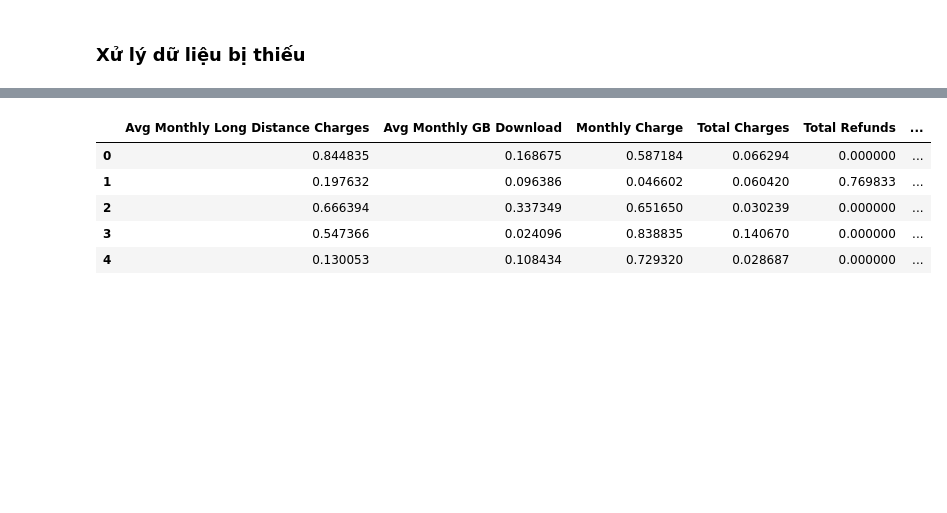
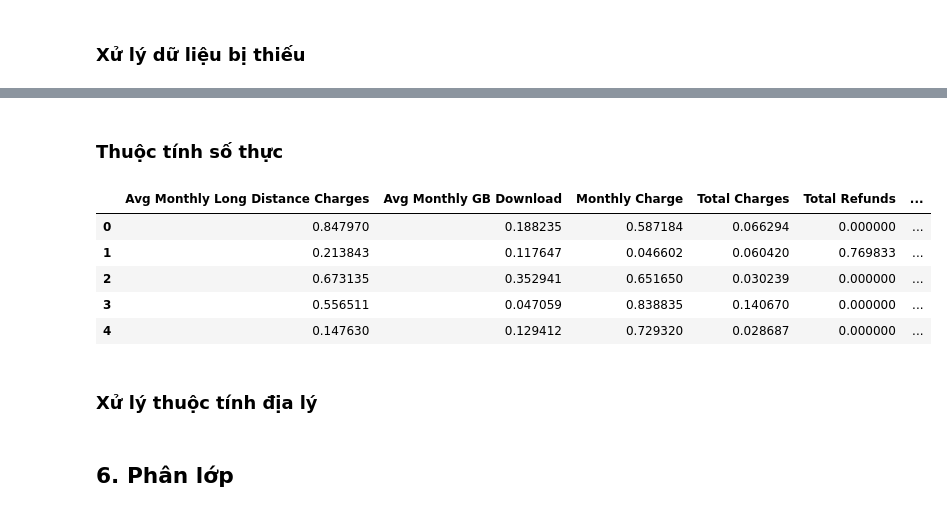
Before and after one commit to cognaiger9/DataMining, a Jupyter notebook: project.ipynb, the cells around one changed output, grey strips where cells are left out. Saved outputs shown, nothing was run; the diff lists cells and outputs as text; code cells hidden in the pictures; blank space fills up the shorter version.

```diff
--- a/project.ipynb
+++ b/project.ipynb
@@ -327,28 +275,0 @@ Name: count, dtype: int64
-# %%
-# Process Churn Resson
-reasons = {
-    'Competitor had better devices': 251,
-    'Competitor made better offer': 235,
-    'Attitude of support person': 185,
-    'Don\'t know': 102,
-    'Competitor offered more data': 89,
-    'Attitude of service provider': 84,
-    'Competitor offered higher download speeds': 81,
-    'Price too high': 62,
-    'Product dissatisfaction': 56,
-    'Service dissatisfaction': 56,
-    'Network reliability': 54,
-    'Long distance charges': 52,
-    'Moved': 38,
-    'Extra data charges': 28,
-    'Limited range of services': 25,
-    'Poor expertise of online support': 25,
-    'Lack of affordable download/upload speed': 24,
-    'Lack of self-service on Website': 24,
-    'Deceased': 6,
-    'Poor expertise of phone support': 5
-}
-reasons_series = pd.Series(reasons)
-weighted_reasons = reasons_series.index.repeat(reasons_series.values)
-train_df['Churn Reason'] = train_df['Churn Reason'].apply(lambda x: np.random.choice(weighted_reasons) if pd.isna(x) else x)
-train_df['Churn Reason'].value_counts()
@@ -416,8 +335,6 @@ columns_to_encode
 # %%
-from sklearn.preprocessing import LabelEncoder
-
 label_encoder = LabelEncoder()
 
-for col in columns_to_encode:
-    train_df[col] = label_encoder.fit_transform(train_df[col])
+for col in binary_attributes:
+    x_train_raw[col] = label_encoder.fit_transform(x_train_raw[col])
 # %%
@@ -436,19 +385,19 @@ columns_to_onehot = ['Offer', 'Internet Type', 'Contract', 'Payment Method', 'Ch
+# %% [markdown]
+### Thuộc tính số thực
 # %%
-# Feature Scalling
-from sklearn.preprocessing import MinMaxScaler
-
-
-columns_to_scaller = ['Avg Monthly Long Distance Charges', 'Avg Monthly GB Download', 'Monthly Charge', 'Total Charges', 'Total Refunds','Total Extra Data Charges', 'Total Long Distance Charges', 'Total Revenue']
+float_attribute = ['Avg Monthly Long Distance Charges', 'Avg Monthly GB Download', 'Monthly Charge', 'Total Charges', 'Total Refunds','Total Extra Data Charges', 'Total Long Distance Charges', 'Total Revenue']
 
 scaler = MinMaxScaler(feature_range=(0, 1))
 
-train_df[columns_to_scaller] = scaler.fit_transform(train_df[columns_to_scaller])
+train_df[float_attribute] = scaler.fit_transform(train_df[float_attribute])
 # %%
-train_df[columns_to_scaller].head()
+train_df[float_attribute].head()
 # %% [output]
 |  | Avg Monthly Long Distance Charges | Avg Monthly GB Download | Monthly Charge | Total Charges | Total Refunds | ... |
-| 0 | 0.844835 | 0.168675 | 0.587184 | 0.066294 | 0.000000 | ... |
-| 1 | 0.197632 | 0.096386 | 0.046602 | 0.060420 | 0.769833 | ... |
-| 2 | 0.666394 | 0.337349 | 0.651650 | 0.030239 | 0.000000 | ... |
-| 3 | 0.547366 | 0.024096 | 0.838835 | 0.140670 | 0.000000 | ... |
-| 4 | 0.130053 | 0.108434 | 0.729320 | 0.028687 | 0.000000 | ... |
+| 0 | 0.847970 | 0.188235 | 0.587184 | 0.066294 | 0.000000 | ... |
+| 1 | 0.213843 | 0.117647 | 0.046602 | 0.060420 | 0.769833 | ... |
+| 2 | 0.673135 | 0.352941 | 0.651650 | 0.030239 | 0.000000 | ... |
+| 3 | 0.556511 | 0.047059 | 0.838835 | 0.140670 | 0.000000 | ... |
+| 4 | 0.147630 | 0.129412 | 0.729320 | 0.028687 | 0.000000 | ... |
+# %% [markdown]
+### Xử lý thuộc tính địa lý
@@ -454,0 +406,2 @@ train_df[columns_to_scaller].head()
+# %% [markdown]
+## 6. Phân lớp
```
Also changed, not shown: parts of 34 cells of this notebook.
